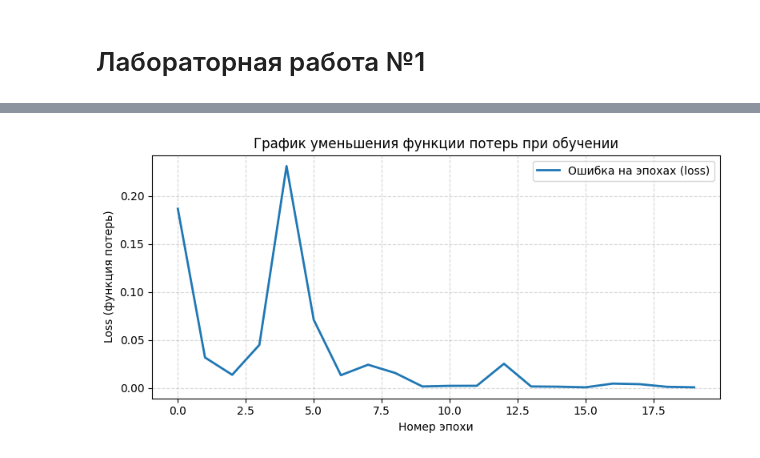
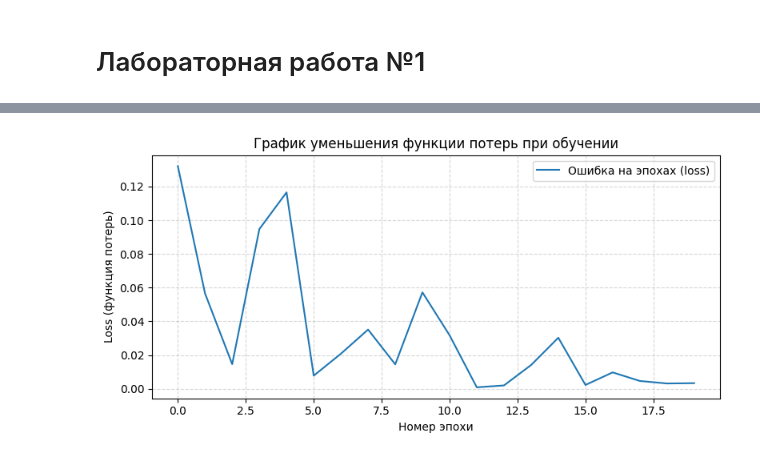
Before and after one commit to Rodimkov/deep-learning-course-practice-2025, a Jupyter notebook: laboratory_work_1/KamnevSV/01_Backpropagation.ipynb, the cells around one changed output, grey strips where cells are left out. Saved outputs shown, nothing was run; the diff lists cells and outputs as text; code cells hidden in the pictures.

```diff
--- a/laboratory_work_1/KamnevSV/01_Backpropagation.ipynb
+++ b/laboratory_work_1/KamnevSV/01_Backpropagation.ipynb
@@ -72,6 +83,6 @@ def relu_dx(x):
 # %%
-# Активации Softmax
+#@title Softmax
 def softmax(x):
-    exps = np.exp(x - np.max(x, axis=1, keepdims=True))
-    return exps / exps.sum(axis=1, keepdims=True)
+  exps = np.exp(x)
+  return exps / exps.sum(axis=1, keepdims=True)
 # %%
@@ -86,43 +97,32 @@ def cross_entropy(y_true, y_pred):
     N = y_true.shape[0]
     return -np.sum(y_true * np.log(y_pred)) / N
 # %%
-# Обучение
+#@title Обучение
 losses = []
 for epoch in range(epochs):
-    # Шаги по всем доступным batch'ам:
-    for x_batch, y_batch in batches(x_train, y_train, batch_size):  # batches — функция генерации батчей
+    for x_batch, y_batch in batches(x_train, y_train, batch_size):
         # Forward
         z1 = np.dot(x_batch, W1) + b1
-        z2 = np.dot(z1, W2) + b2
-        a2 = relu(z2)
-        z3 = np.dot(a2, W3) + b3
-        out = softmax(z3)
-
-        # Loss
-        losses.append(cross_entropy(y_batch, out))
-        # dℒ/dz softmax + cross-entropy
-        dz3 = (out - y_batch) / len(x_batch)
+        a1 = np.maximum(0, z1) # relu
+        z = np.dot(a1, W2) + b2
+        out = softmax(z)
 
         # Backward
-        dW3 = np.dot(a2.T, dz3)
-        db3 = np.sum(dz3, axis=0, keepdims=True)
-        da2 = np.dot(dz3, W3.T)
-        dz2 = da2 * relu_dx(z2)
-
-        dW2 = np.dot(z1.T, dz2)
-        db2 = np.sum(dz2, axis=0, keepdims=True)
-        dz1 = np.dot(dz2, W2.T)
-
+        dz = (out - y_batch) / len(x_batch) # dℒ/dz = softmax - y
+        dW2 = np.dot(a1.T, dz)
+        db2 = np.sum(dz, axis=0, keepdims=True)
+        da1 = np.dot(dz, W2.T)
+        dz1 = da1 * (z1 > 0)  # dx_relu
         dW1 = np.dot(x_batch.T, dz1)
         db1 = np.sum(dz1, axis=0, keepdims=True)
 
         # Обновление весов
-        W3 -= learning_rate * dW3
-        b3 -= learning_rate * db3
         W2 -= learning_rate * dW2
         b2 -= learning_rate * db2
         W1 -= learning_rate * dW1
         b1 -= learning_rate * db1
 
+    # Loss
+    losses.append(cross_entropy(y_batch, out))
     print(f'Epoch {epoch+1}/{epochs}, loss={losses[-1]:.8f}')
 # %% [output]
@@ -149,16 +149,16 @@ Epoch 20/20, loss=0.00055054
 # %%
-# График ошибки
+#@title График ошибки
 plt.figure(figsize=(8, 4))
-plt.plot(losses, label='Ошибка на эпохах (loss)', linewidth=2)
+plt.plot(losses, label='Ошибка на эпохах (loss)')
 
 plt.title('График уменьшения функции потерь при обучении')
 plt.xlabel('Номер эпохи')
 plt.ylabel('Loss (функция потерь)')
 plt.grid(True, linestyle='--', alpha=0.5)
 plt.legend()
 plt.tight_layout()
 
 pass
 # %% [output]
-[figure, old version]
+[figure, new version]
 # %%
```
Also changed, not shown: parts of 23 cells of this notebook.
